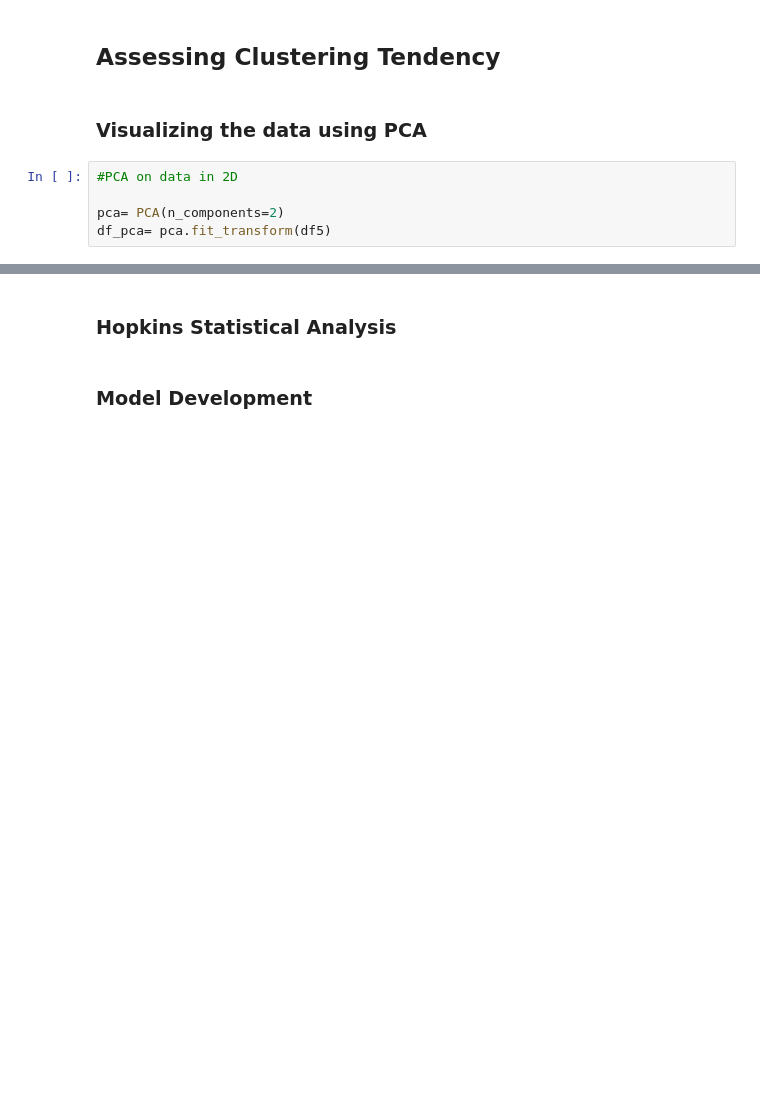
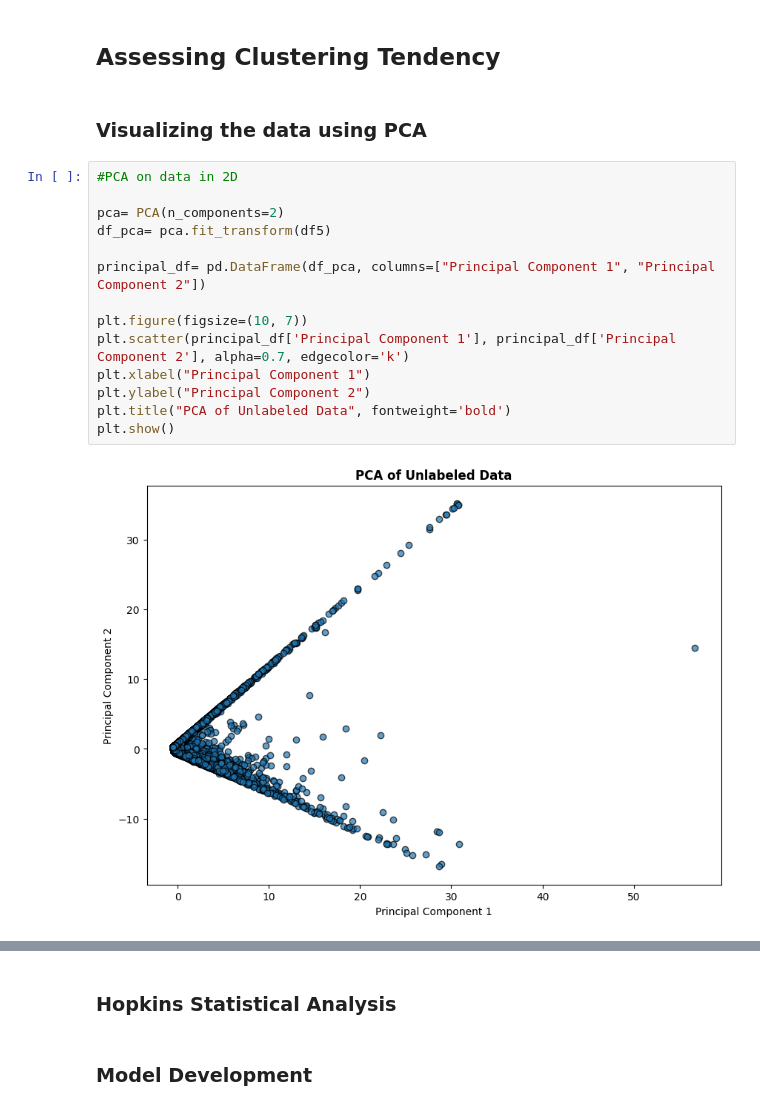
Before and after one commit to btokoli/Risk-Radar-Clustering-Airports-by-Claim-Patterns-to-Spotlight-High-Risk-Hubs, a Jupyter notebook: airportAnalysis.ipynb, the cells around one changed output, grey strips where cells are left out. Drawn from its saved outputs; the diff is of its cells as text; blank space fills up the shorter version.

```diff
--- a/airportAnalysis.ipynb
+++ b/airportAnalysis.ipynb
@@ -749,8 +749,19 @@ df5
 ## Assessing Clustering Tendency
 # %% [markdown]
 ### Visualizing the data using PCA
-# %%
-#PCA on data in 2D
-
-pca= PCA(n_components=2)
-df_pca= pca.fit_transform(df5)
+# %%
+#PCA on data in 2D
+
+pca= PCA(n_components=2)
+df_pca= pca.fit_transform(df5)
+
+principal_df= pd.DataFrame(df_pca, columns=["Principal Component 1", "Principal Component 2"])
+
+plt.figure(figsize=(10, 7))
+plt.scatter(principal_df['Principal Component 1'], principal_df['Principal Component 2'], alpha=0.7, edgecolor='k')
+plt.xlabel("Principal Component 1")
+plt.ylabel("Principal Component 2")
+plt.title("PCA of Unlabeled Data", fontweight='bold')
+plt.show()
+# %% [output]
+[figure, added]
```
Also changed, not shown: parts of 2 cells of this notebook.
